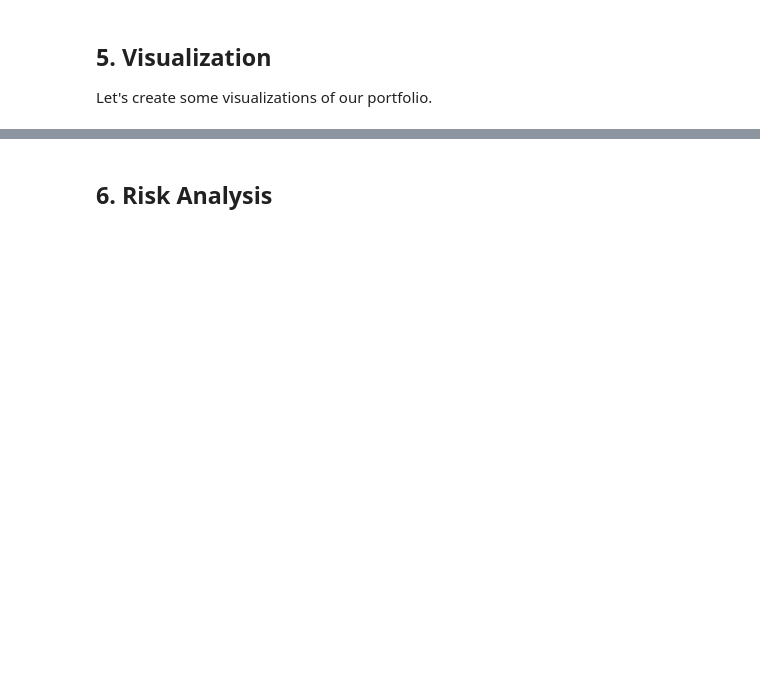
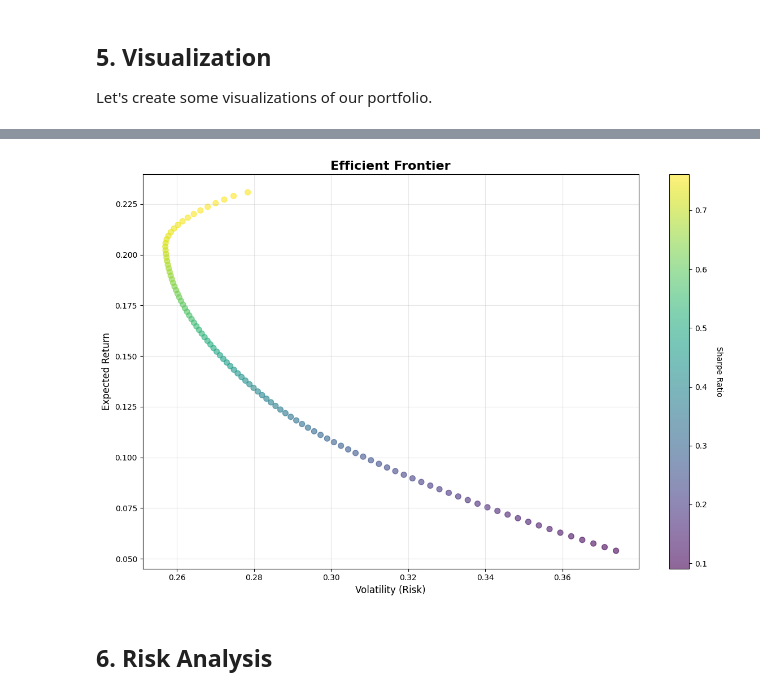
Before and after one commit to shamitv/PortfolioAnalyticsAI, a Jupyter notebook: notebooks/01_getting_started.ipynb, the cells around one changed output, grey strips where cells are left out. Saved outputs shown, nothing was run; the diff lists cells and outputs as text; code cells hidden in the pictures; blank space fills up the shorter version.

Commit message:
Fix efficient frontier

```diff
--- a/notebooks/01_getting_started.ipynb
+++ b/notebooks/01_getting_started.ipynb
@@ -175,22 +221,26 @@ else:
 # %%
 if portfolio.data is not None:
     # Initialize optimizer
     optimizer = PortfolioOptimizer()
 
     # Calculate efficient frontier
     try:
-        efficient_frontier_data = optimizer.calculate_efficient_frontier(portfolio.returns)
+        returns_array, volatilities_array, sharpe_ratios_array = optimizer.calculate_efficient_frontier(portfolio.returns)
 
         # Plot efficient frontier
         visualizer.plot_efficient_frontier(
-            efficient_frontier_data,
+            returns_array,
+            volatilities_array,
+            sharpe_ratios_array,
             title="Efficient Frontier",
             figsize=(12, 8)
         )
     except Exception as e:
         print(f"Error plotting efficient frontier: {e}")
 else:
     print("No data available for visualization.")
+# %% [output]
+[figure, added]
 # %% [markdown]
 ## 6. Risk Analysis
 # %%
```
Also changed, not shown: parts of 7 cells of this notebook.
